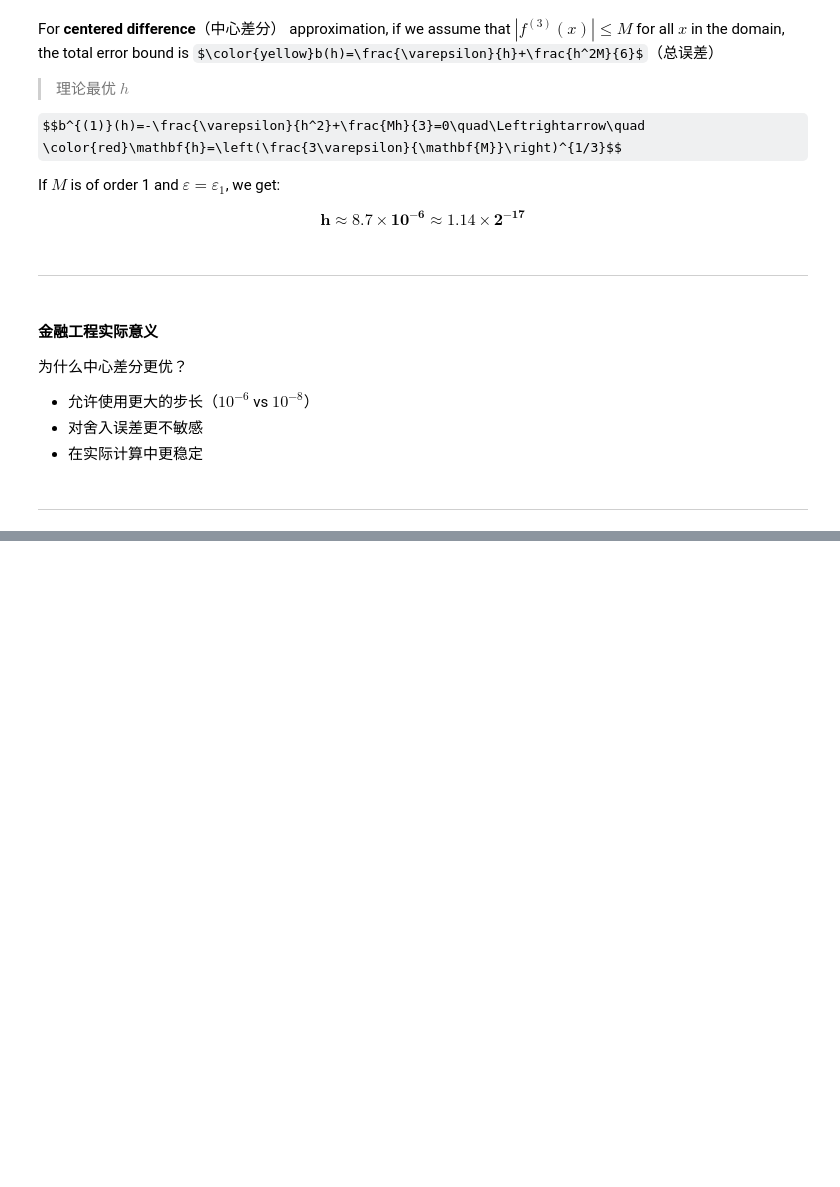
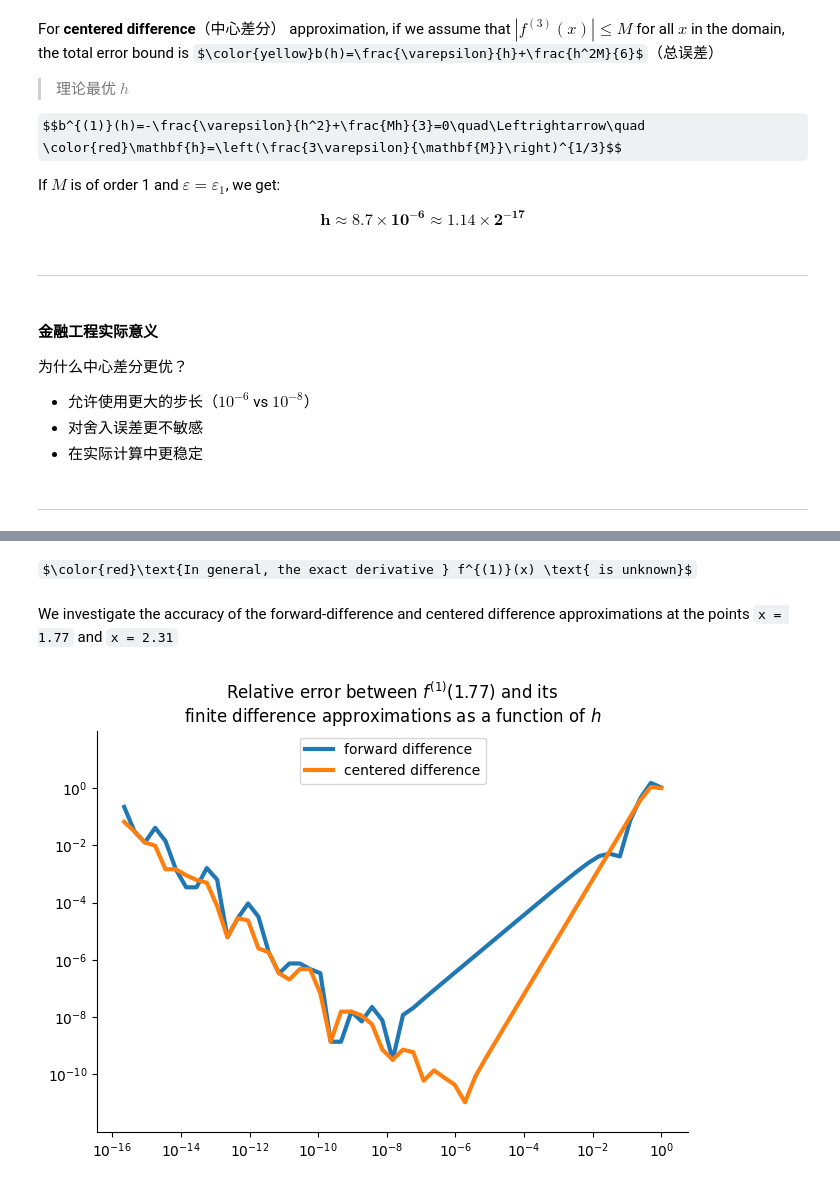
Before and after one commit to CczMind/Investment-Practice, a Jupyter notebook: NandS_TechniquesInFinance/3. Numerical Computation.ipynb, the cells around one changed output, grey strips where cells are left out. Drawn from its saved outputs; the diff is of its cells as text; code cells hidden in the pictures; some formulas as TeX source; blank space fills up the shorter version.

```diff
--- a/NandS_TechniquesInFinance/3. Numerical Computation.ipynb
+++ b/NandS_TechniquesInFinance/3. Numerical Computation.ipynb
@@ -548,0 +564,33 @@ $$\mathbf{h\approx8.7\times10^{-6}\approx1.14\times2^{-17}}$$
+# %% [markdown]
+$\color{red}\text{In general, the exact derivative } f^{(1)}(x) \text{ is unknown}$
+# %% [markdown]
+We investigate the accuracy of the forward-difference and centered difference approximations at the points `x = 1.77` and `x = 2.31`
+# %%
+x = 1.77
+h = 2.0**np.arange(-52,1,1)
+
+def f(x):
+    return np.cos(x**x)-np.sin(np.exp(x))
+
+def f1(x):
+    return -np.sin(x**x)* x**x * (np.log(x)+1) - np.cos(np.exp(x)) * np.exp(x)
+
+(f_x, f1_x, f_x_plus_h, f_x_minus_h) = (f(x), f1(x), f(x+h), f(x-h))
+f1_forward_diff = (f_x_plus_h - f_x) / h                # forward-difference approximation
+f1_centered_diff = (f_x_plus_h - f_x_minus_h) / (2*h)   # centered-difference approximation
+
+fig, ax = plt.subplots(1)
+ax.loglog(h,np.abs((f1_forward_diff-f1_x)/f1_x), label='forward difference', linewidth=3)
+ax.loglog(h,np.abs((f1_centered_diff-f1_x)/f1_x), label='centered difference', linewidth=3)
+ax.set_xticks(10.0**np.arange(-16,1,2))
+ax.set_yticks(10.0**np.arange(-10,1,2))
+ax.set_ylim([10**(-12),100.0])
+ax.spines['top'].set_visible(False)
+ax.spines['right'].set_visible(False)
+ax.set_title('Relative error between $f^{(1)}('+str(x)+')$ and its \nfinite difference approximations as a function of $h$')
+ax.legend(loc='upper center')
+fig.tight_layout(pad=0)
+plt.subplots_adjust()
+plt.show()
+# %% [output]
+[figure, added]
```
Also changed, not shown: parts of 18 cells of this notebook, 1 other file.
